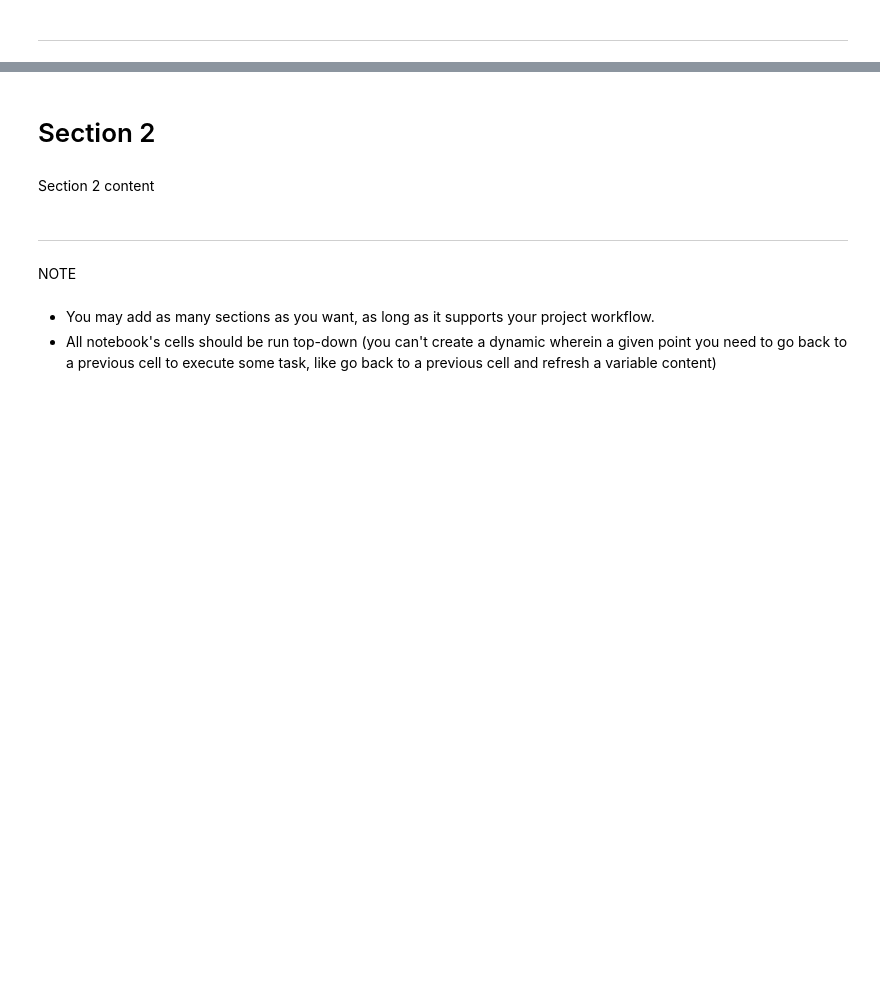
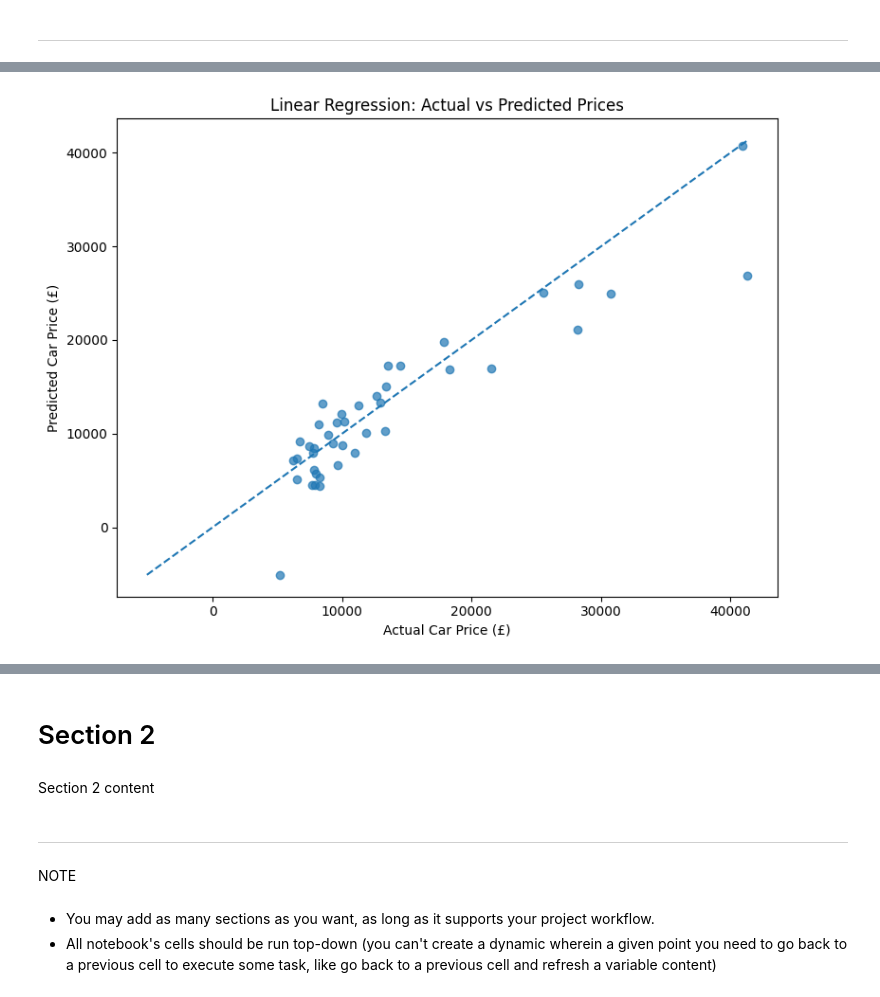
Before and after one commit to nastarannaseri79-afk/car-price-predictive-analysis, a Jupyter notebook: jupyter_notebooks/Notebook_Template.ipynb, the cells around one changed output, grey strips where cells are left out. Cells and saved outputs as stored; diff of their text form; code cells hidden in the pictures; blank space fills up the shorter version.

Commit message:
Add machine learning analysis and results

```diff
--- a/jupyter_notebooks/Notebook_Template.ipynb
+++ b/jupyter_notebooks/Notebook_Template.ipynb
@@ -230,11 +230,11 @@ dtype: int64
 # %% [markdown]
 This step examines the manufacturer names extracted from the car name column and counts their occurrences. The results will help identify spelling inconsistencies that need to be standardised before further analysis.
 # %%
-# Extract raw brand names from CarName
-raw_brands = df['CarName'].apply(lambda x: x.split(' ')[0].lower())
+# Extract raw brand names from CarName and assign to a new column in df
+df['brand'] = df['CarName'].apply(lambda x: x.split(' ')[0].lower())
 
 # Display sorted unique raw brand names and their frequencies
-raw_brand_counts = raw_brands.value_counts().sort_index()
+raw_brand_counts = df['brand'].value_counts().sort_index()
 print(f"Total Unique Raw Brands Found: {len(raw_brand_counts)}\n")
 print(raw_brand_counts)
 # %% [output]
@@ -1634,0 +1930,17 @@ Degrees of freedom: 87.71
+# %%
+
+from sklearn.metrics import mean_absolute_error, mean_squared_error, r2_score
+import numpy as np
+
+# Predict prices for the testing dataset
+y_pred = linear_model.predict(X_test_encoded)
+
+# Calculate evaluation metrics
+mae = mean_absolute_error(y_test, y_pred)
+rmse = np.sqrt(mean_squared_error(y_test, y_pred))
+r2 = r2_score(y_test, y_pred)
+
+# Display the results
+print(f"Mean Absolute Error (MAE): £{mae:,.2f}")
+print(f"Root Mean Squared Error (RMSE): £{rmse:,.2f}")
+print(f"R-squared (R²): {r2:.3f}")
@@ -1634,0 +1956,24 @@ Degrees of freedom: 87.71
+# %%
+
+# Plot actual prices against predicted prices
+plt.figure(figsize=(8, 6))
+
+plt.scatter(y_test, y_pred, alpha=0.7)
+
+# Add a reference line for perfect predictions
+min_price = min(y_test.min(), y_pred.min())
+max_price = max(y_test.max(), y_pred.max())
+
+plt.plot(
+    [min_price, max_price],
+    [min_price, max_price],
+    linestyle="--"
+)
+
+plt.xlabel("Actual Car Price (£)")
+plt.ylabel("Predicted Car Price (£)")
+plt.title("Linear Regression: Actual vs Predicted Prices")
+plt.tight_layout()
+plt.show()
+# %% [output]
+[figure, added]
```
Also changed, not shown: parts of 54 cells of this notebook, 1 other file.
